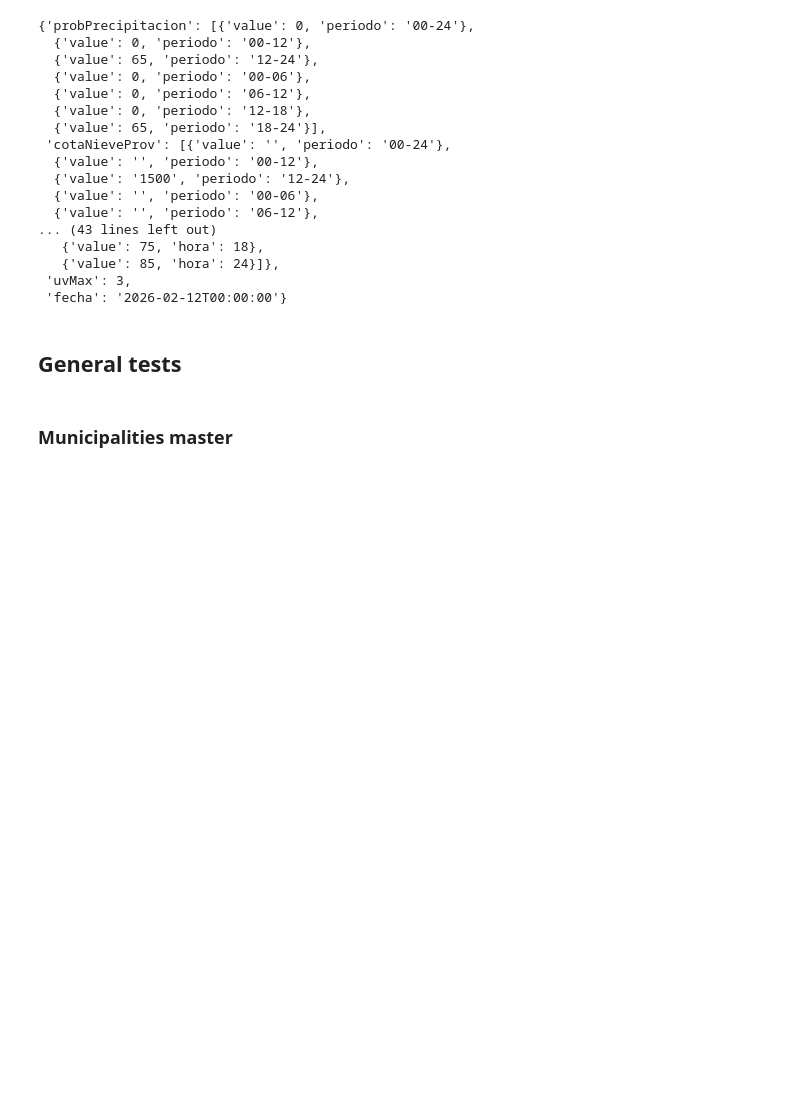
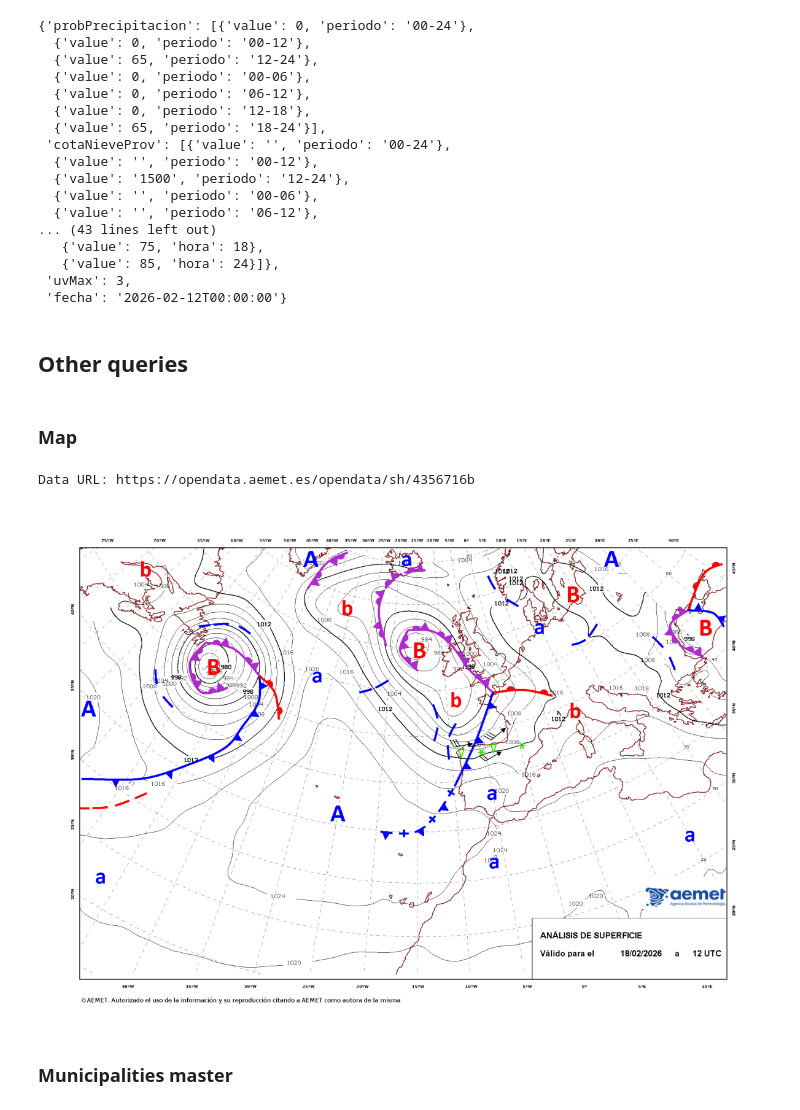
Before and after one commit to reddgr/energy-price-forecasting-in-power-grids, a Jupyter notebook: notebooks/04_AEMET_OpenData.ipynb, the cells around one changed output. Drawn from its saved outputs; the diff is of its cells as text; code cells hidden in the pictures; blank space fills up the shorter version.

Commit message:
other queries

```diff
--- a/notebooks/04_AEMET_OpenData.ipynb
+++ b/notebooks/04_AEMET_OpenData.ipynb
@@ -296,7 +298,31 @@ forecast[0]["prediccion"]["dia"][0]
  'uvMax': 3,
  'fecha': '2026-02-12T00:00:00'}
 # %% [markdown]
-## General tests
+## Other queries
+# %% [markdown]
+### Map
+# %%
+
+
+QUERY = "mapasygraficos/analisis"
+
+datos_url = _get_data_url(QUERY)
+print("Data URL:", datos_url)
+
+response = requests.get(datos_url)
+response.raise_for_status()
+
+# Display the image rotated 90 degrees right
+img = Image.open(io.BytesIO(response.content))
+img = img.rotate(-90, expand=True)
+plt.figure(figsize=(12, 10))
+plt.imshow(img)
+plt.axis('off')
+plt.tight_layout()
+plt.show()
+# %% [output]
+Data URL: https://opendata.aemet.es/opendata/sh/4356716b
+[figure, added]
 # %% [markdown]
 ### Municipalities master
 # %%
```
Also changed, not shown: parts of 1 cell of this notebook.
